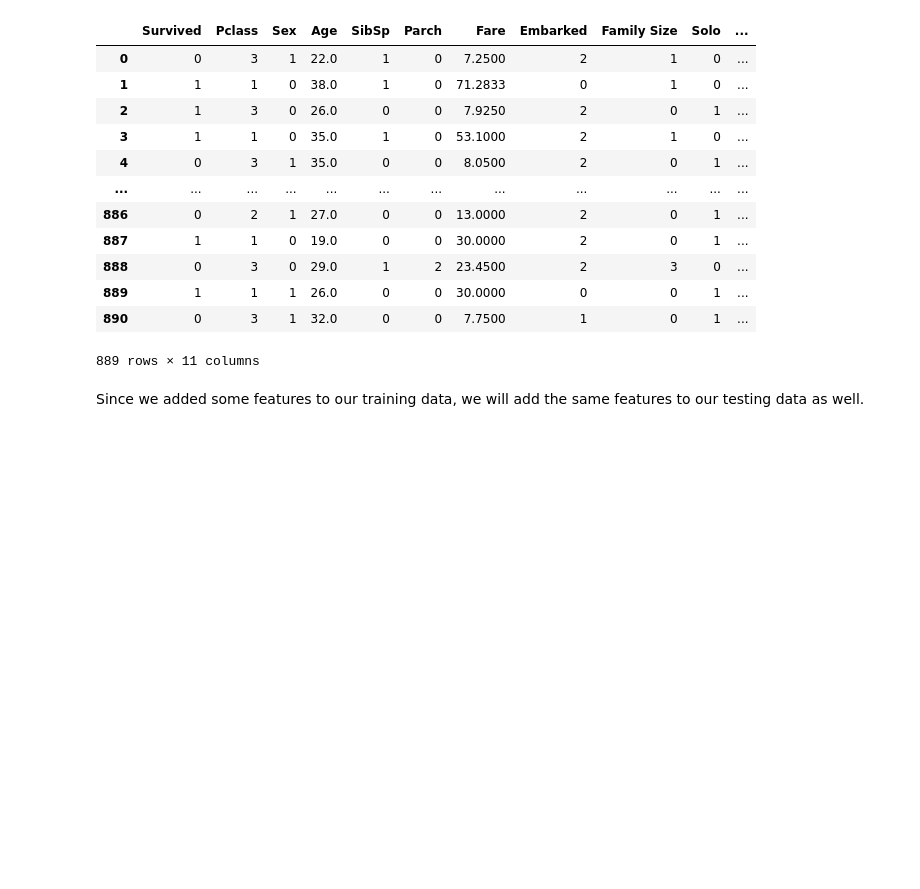
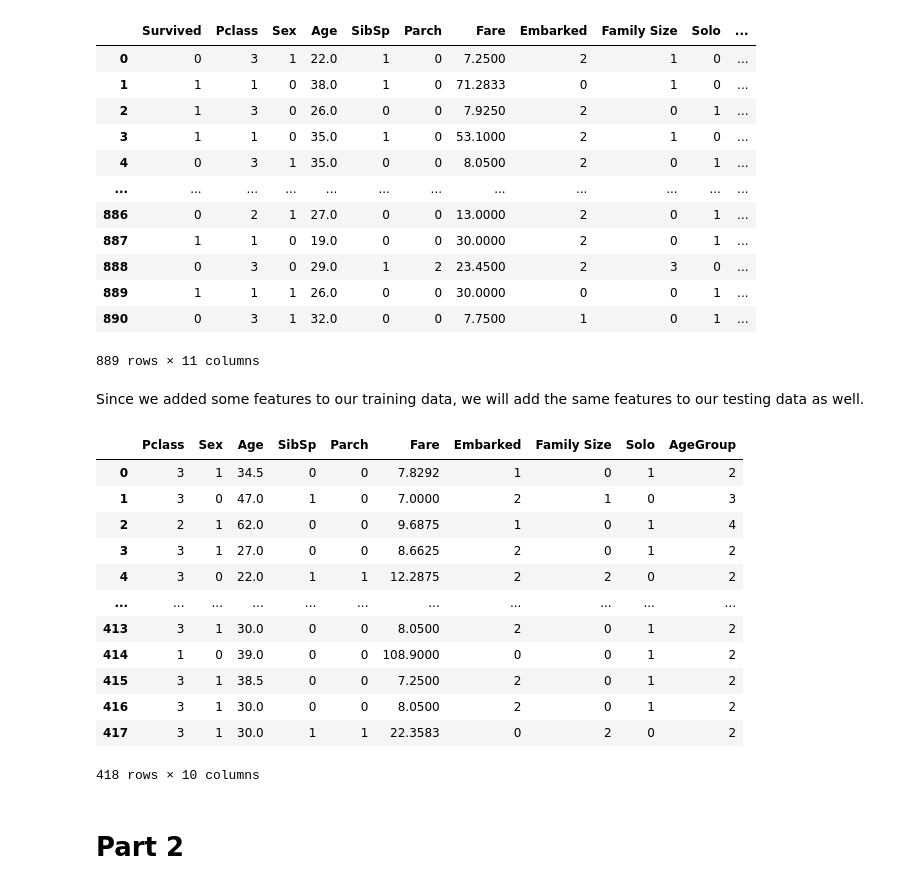
Before and after one commit to rparsa49/titantic-prediction-model, a Jupyter notebook: Project1.ipynb, the cells around one changed output. Cells and saved outputs as stored; diff of their text form; code cells hidden in the pictures; blank space fills up the shorter version.

```diff
--- a/Project1.ipynb
+++ b/Project1.ipynb
@@ -473,8 +487,22 @@ test_data['Family Size'] = test_data['SibSp'] + test_data['Parch']
 test_data['Solo'] = (test_data['Family Size'] == 0).astype(int)
 # %%
 # Bucket 'Age' into child, teen, adult, senior to capture survival differences across agre categories
-test_data['AgeGroup'] = pd.cut(test_data['Age'], bins=[0, 12, 18, 40, 60, 80], labels=[
-                               'Child', 'Teen', 'Adult', 'Middle-aged', 'Senior'])
-test_data['AgeGroup'] = test_data['AgeGroup'].map(
-    {'Child': 0, 'Teen': 1, 'Adult': 2, 'Middle-aged': 3, 'Senior': 4})
+test_data['AgeGroup'] = pd.cut(test_data['Age'], bins=[0, 12, 18, 40, 60, 80], labels=['Child', 'Teen', 'Adult', 'Middle-aged', 'Senior'])
+test_data['AgeGroup'] = test_data['AgeGroup'].map({'Child': 0, 'Teen': 1, 'Adult': 2, 'Middle-aged': 3, 'Senior': 4})
 test_data
+# %% [output]
+|  | Pclass | Sex | Age | SibSp | Parch | Fare | Embarked | Family Size | Solo | AgeGroup |
+| 0 | 3 | 1 | 34.5 | 0 | 0 | 7.8292 | 1 | 0 | 1 | 2 |
+| 1 | 3 | 0 | 47.0 | 1 | 0 | 7.0000 | 2 | 1 | 0 | 3 |
+| 2 | 2 | 1 | 62.0 | 0 | 0 | 9.6875 | 1 | 0 | 1 | 4 |
+| 3 | 3 | 1 | 27.0 | 0 | 0 | 8.6625 | 2 | 0 | 1 | 2 |
+| 4 | 3 | 0 | 22.0 | 1 | 1 | 12.2875 | 2 | 2 | 0 | 2 |
+| ... | ... | ... | ... | ... | ... | ... | ... | ... | ... | ... |
+| 413 | 3 | 1 | 30.0 | 0 | 0 | 8.0500 | 2 | 0 | 1 | 2 |
+| 414 | 1 | 0 | 39.0 | 0 | 0 | 108.9000 | 0 | 0 | 1 | 2 |
+| 415 | 3 | 1 | 38.5 | 0 | 0 | 7.2500 | 2 | 0 | 1 | 2 |
+| 416 | 3 | 1 | 30.0 | 0 | 0 | 8.0500 | 2 | 0 | 1 | 2 |
+| 417 | 3 | 1 | 30.0 | 1 | 1 | 22.3583 | 0 | 2 | 0 | 2 |
+418 rows × 10 columns
+# %% [markdown]
+# Part 2
```
Also changed, not shown: parts of 43 cells of this notebook.
